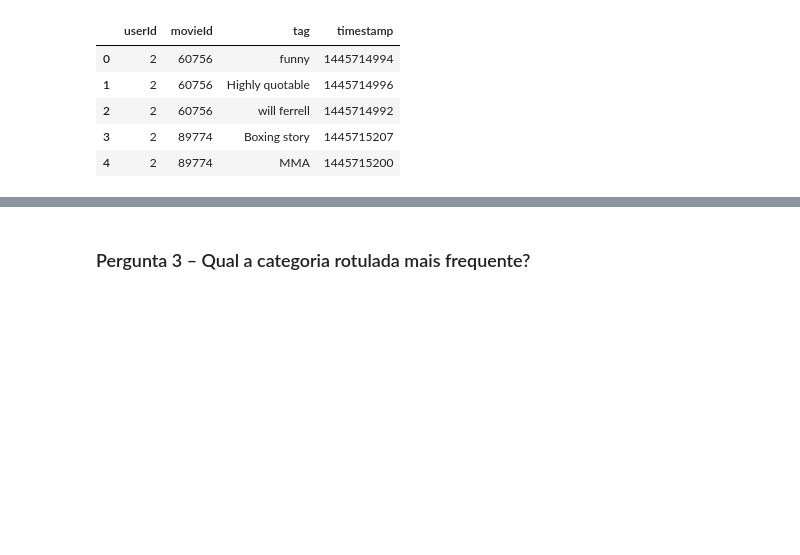
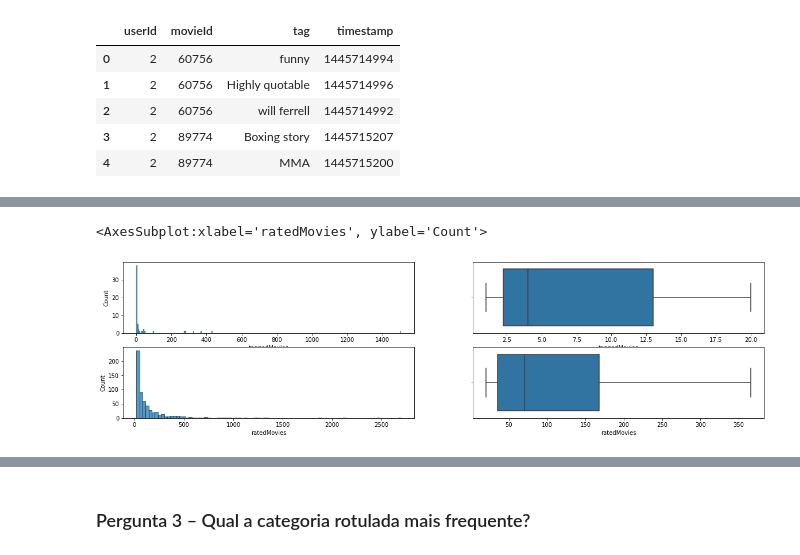
Before and after one commit to thpomari/posgraduacao, a Jupyter notebook: atividades/avaliacao_1/D1EAD-Avaliacao_1.ipynb, the cells around one changed output, grey strips where cells are left out. Saved outputs shown, nothing was run; the diff lists cells and outputs as text; code cells hidden in the pictures; blank space fills up the shorter version.

```diff
--- a/atividades/avaliacao_1/D1EAD-Avaliacao_1.ipynb
+++ b/atividades/avaliacao_1/D1EAD-Avaliacao_1.ipynb
@@ -293,0 +318,9 @@ Text(0.5, 0, 'Quantidade de Tags Atribuídas a Filmes por Usuário')
+# %%
+fig, axs = plt.subplots(ncols=2,nrows=2, figsize=(20,5))
+sns.boxplot(x=['taggedMovies'], showfliers=False, ax=axs[0,1])
+sns.histplot(data=df_tag_count_by_userid, x='taggedMovies', ax=axs[0,0])
+sns.boxplot(x=df_ratings_rate_count_by_userid[''ratedMovies''], showfliers=False, ax=axs[1,1])
+sns.histplot(data=df_ratings_rate_count_by_userid, x='ratedMovies', ax=axs[1,0])
+# %% [output]
+<AxesSubplot:xlabel='ratedMovies', ylabel='Count'>
+[figure, added]
```
Also changed, not shown: parts of 23 cells of this notebook.
